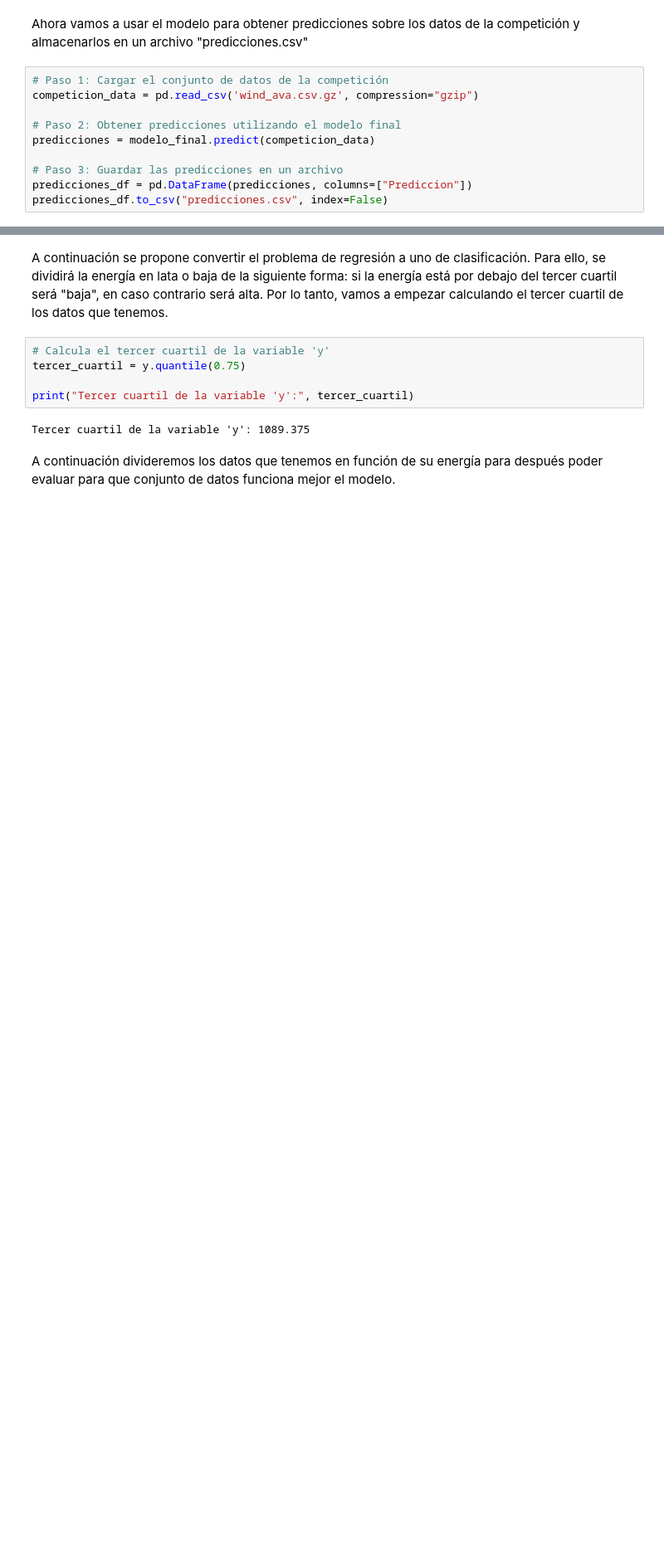
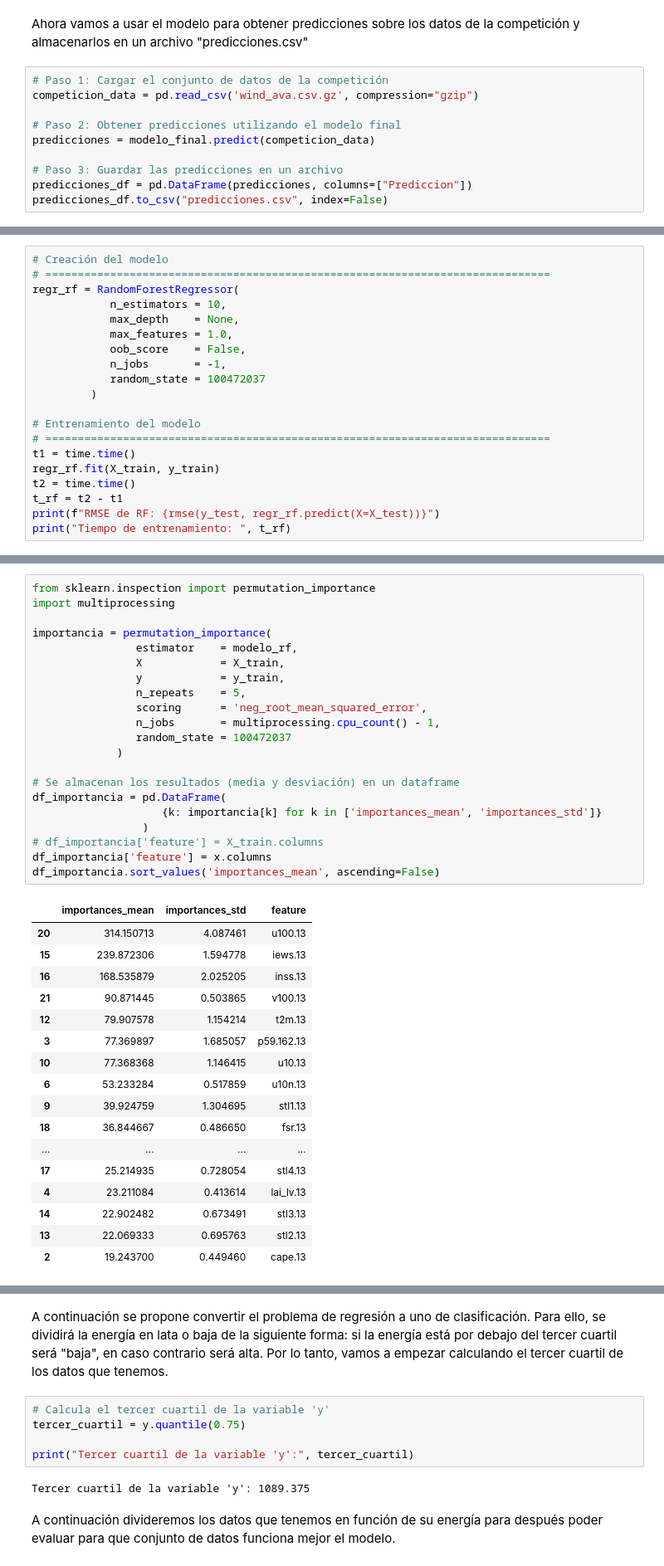
Before and after one commit to GLuis189/GRUPO13_Practica1, a Jupyter notebook: main.ipynb, the cells around one changed output, grey strips where cells are left out. Shown at 83% size. Cells and saved outputs as stored; diff of their text form; blank space fills up the shorter version.

```diff
--- a/main.ipynb
+++ b/main.ipynb
@@ -1150,0 +1156,20 @@ predicciones_df.to_csv("predicciones.csv", index=False)
+# %%
+# Creación del modelo
+# ==============================================================================
+regr_rf = RandomForestRegressor(
+            n_estimators = 10,
+            max_depth    = None,
+            max_features = 1.0,
+            oob_score    = False,
+            n_jobs       = -1,
+            random_state = 100472037
+         )
+
+# Entrenamiento del modelo
+# ==============================================================================
+t1 = time.time()
+regr_rf.fit(X_train, y_train)
+t2 = time.time()
+t_rf = t2 - t1
+print(f"RMSE de RF: {rmse(y_test, regr_rf.predict(X=X_test))}")
+print("Tiempo de entrenamiento: ", t_rf)
@@ -1150,0 +1243,39 @@ predicciones_df.to_csv("predicciones.csv", index=False)
+# %%
+from sklearn.inspection import permutation_importance
+import multiprocessing
+
+importancia = permutation_importance(
+                estimator    = modelo_rf,
+                X            = X_train,
+                y            = y_train,
+                n_repeats    = 5,
+                scoring      = 'neg_root_mean_squared_error',
+                n_jobs       = multiprocessing.cpu_count() - 1,
+                random_state = 100472037
+             )
+
+# Se almacenan los resultados (media y desviación) en un dataframe
+df_importancia = pd.DataFrame(
+                    {k: importancia[k] for k in ['importances_mean', 'importances_std']}
+                 )
+# df_importancia['feature'] = X_train.columns
+df_importancia['feature'] = x.columns
+df_importancia.sort_values('importances_mean', ascending=False)
+# %% [output]
+|  | importances_mean | importances_std | feature |
+| 20 | 314.150713 | 4.087461 | u100.13 |
+| 15 | 239.872306 | 1.594778 | iews.13 |
+| 16 | 168.535879 | 2.025205 | inss.13 |
+| 21 | 90.871445 | 0.503865 | v100.13 |
+| 12 | 79.907578 | 1.154214 | t2m.13 |
+| 3 | 77.369897 | 1.685057 | p59.162.13 |
+| 10 | 77.368368 | 1.146415 | u10.13 |
+| 6 | 53.233284 | 0.517859 | u10n.13 |
+| 9 | 39.924759 | 1.304695 | stl1.13 |
+| 18 | 36.844667 | 0.486650 | fsr.13 |
+| ... | ... | ... | ... |
+| 17 | 25.214935 | 0.728054 | stl4.13 |
+| 4 | 23.211084 | 0.413614 | lai_lv.13 |
+| 14 | 22.902482 | 0.673491 | stl3.13 |
+| 13 | 22.069333 | 0.695763 | stl2.13 |
+| 2 | 19.243700 | 0.449460 | cape.13 |
```
Also changed, not shown: parts of 28 cells of this notebook, 1 other file.
